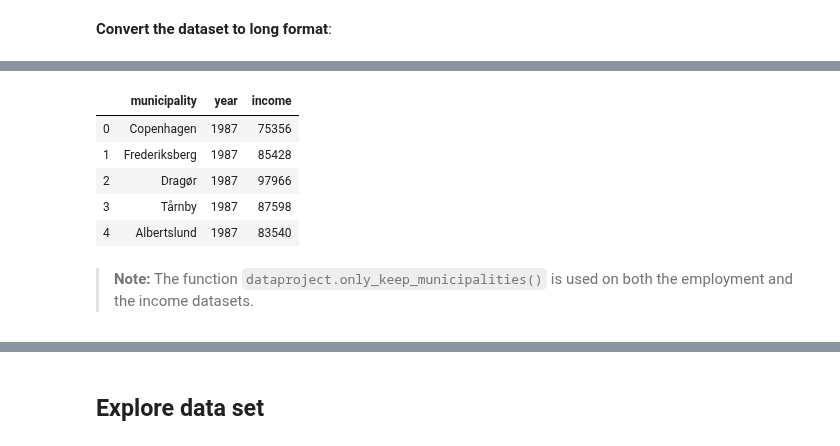
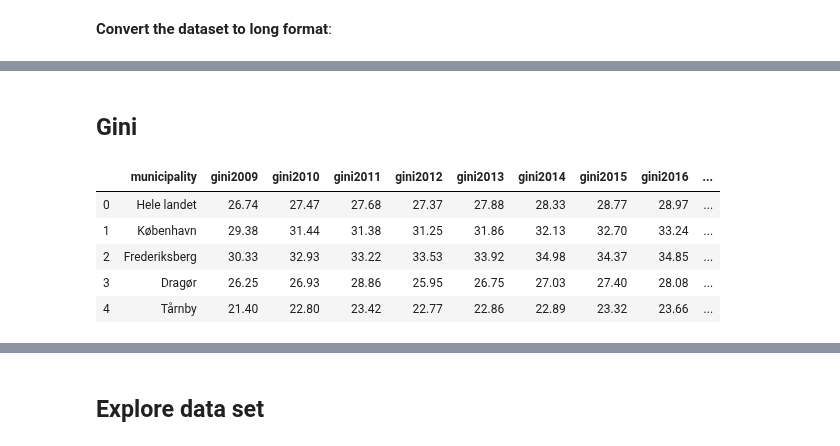
Before and after one commit to NumEconCopenhagen/projects-2020-tobiasharald, a Jupyter notebook: dataproject/dataproject.ipynb, the cells around one changed output, grey strips where cells are left out. Saved outputs shown, nothing was run; the diff lists cells and outputs as text; code cells hidden in the pictures.

```diff
--- a/dataproject/dataproject.ipynb
+++ b/dataproject/dataproject.ipynb
@@ -86,29 +85,2 @@ empl_long.head()
-# %%
-# a. load
-inc = pd.read_excel('INDKP101.xlsx', skiprows=2)
-
-# b. drop and rename columns
-inc.drop([f'Unnamed: {i}' for i in range(3)], axis=1, inplace=True)
-inc.rename(columns = {'Unnamed: 3':'municipality'}, inplace=True)
-
-# c. drop rows with missing
-inc.dropna(inplace=True)
-
-# d. remove non-municipalities
-inc = dataproject.only_keep_municipalities(inc)
-
-# e. convert to long
-inc.rename(columns = {str(i):f'income{i}' for i in range(1986,2018)}, inplace=True)
-inc_long = pd.wide_to_long(inc, stubnames='income', i='municipality', j='year').reset_index()
-
-# f. show
-inc_long.head(5)
-# %% [output]
-|  | municipality | year | income |
-| 0 | Copenhagen | 1987 | 75356 |
-| 1 | Frederiksberg | 1987 | 85428 |
-| 2 | Dragør | 1987 | 97966 |
-| 3 | Tårnby | 1987 | 87598 |
-| 4 | Albertslund | 1987 | 83540 |
-# %% [markdown]
-> **Note:** The function ``dataproject.only_keep_municipalities()`` is used on both the employment and the income datasets.
+# %% [markdown]
+## Gini
@@ -114,0 +97,9 @@ inc_long.head(5)
+# %%
+gini.head()
+# %% [output]
+|  | municipality | gini2009 | gini2010 | gini2011 | gini2012 | gini2013 | gini2014 | gini2015 | gini2016 | ... |
+| 0 | Hele landet | 26.74 | 27.47 | 27.68 | 27.37 | 27.88 | 28.33 | 28.77 | 28.97 | ... |
+| 1 | København | 29.38 | 31.44 | 31.38 | 31.25 | 31.86 | 32.13 | 32.70 | 33.24 | ... |
+| 2 | Frederiksberg | 30.33 | 32.93 | 33.22 | 33.53 | 33.92 | 34.98 | 34.37 | 34.85 | ... |
+| 3 | Dragør | 26.25 | 26.93 | 28.86 | 25.95 | 26.75 | 27.03 | 27.40 | 28.08 | ... |
+| 4 | Tårnby | 21.40 | 22.80 | 23.42 | 22.77 | 22.86 | 22.89 | 23.32 | 23.66 | ... |
```
Also changed, not shown: parts of 19 cells of this notebook, 1 other file.
